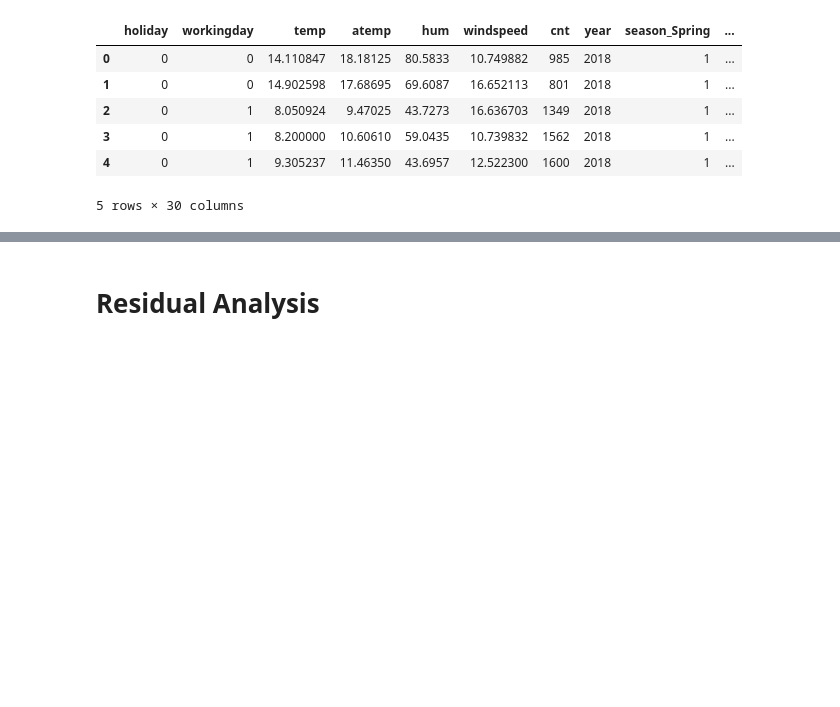
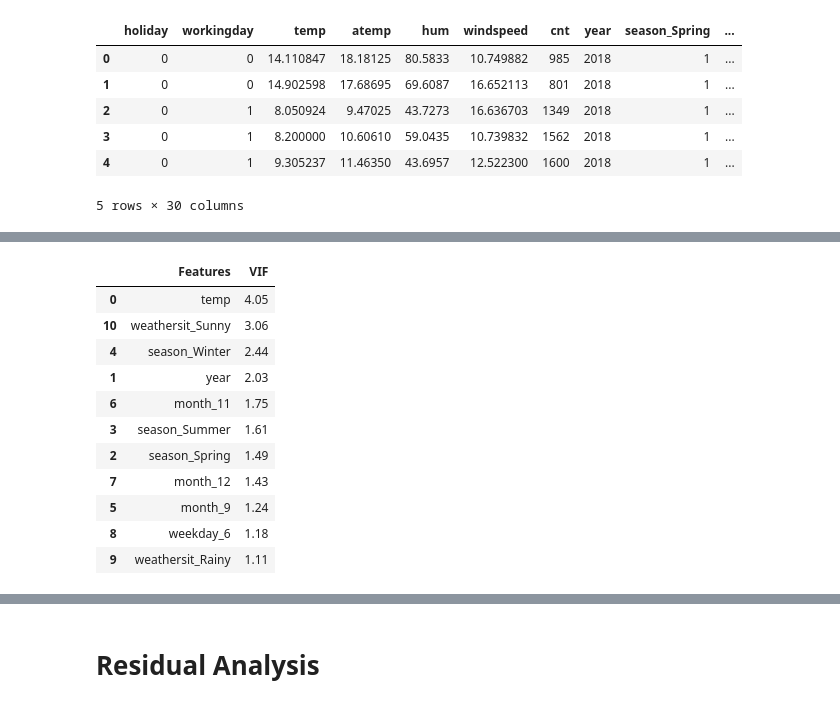
Before and after one commit to Mathur79/BikeSharing, a Jupyter notebook: BikeSharing.ipynb, the cells around one changed output, grey strips where cells are left out. Cells and saved outputs as stored; diff of their text form; code cells hidden in the pictures; blank space fills up the shorter version.

```diff
--- a/BikeSharing.ipynb
+++ b/BikeSharing.ipynb
@@ -1231,0 +1270,26 @@ vif
+# %%
+X_train = df_train.drop(['cnt'],axis=1)
+y_train= df_train['cnt']
+
+dropping_cols = ['workingday','windspeed','hum','weekday_2','weekday_3','month_7','month_2','weekday_4','holiday','weekday_5','atemp','month_4','month_6','month_10','month_5','month_3','weekday_1','month_8']
+
+X_train = X_train.drop(dropping_cols,axis=1)
+vif = pd.DataFrame()
+vif['Features'] = X_train.columns
+vif['VIF'] = [variance_inflation_factor(X_train.values,i) for i in range (X_train.shape[1])]
+vif['VIF'] = round(vif['VIF'],2)
+vif=vif.sort_values(by='VIF',ascending=False)
+vif
+# %% [output]
+|  | Features | VIF |
+| 0 | temp | 4.05 |
+| 10 | weathersit_Sunny | 3.06 |
+| 4 | season_Winter | 2.44 |
+| 1 | year | 2.03 |
+| 6 | month_11 | 1.75 |
+| 3 | season_Summer | 1.61 |
+| 2 | season_Spring | 1.49 |
+| 7 | month_12 | 1.43 |
+| 5 | month_9 | 1.24 |
+| 8 | weekday_6 | 1.18 |
+| 9 | weathersit_Rainy | 1.11 |
```
Also changed, not shown: parts of 101 cells of this notebook.
